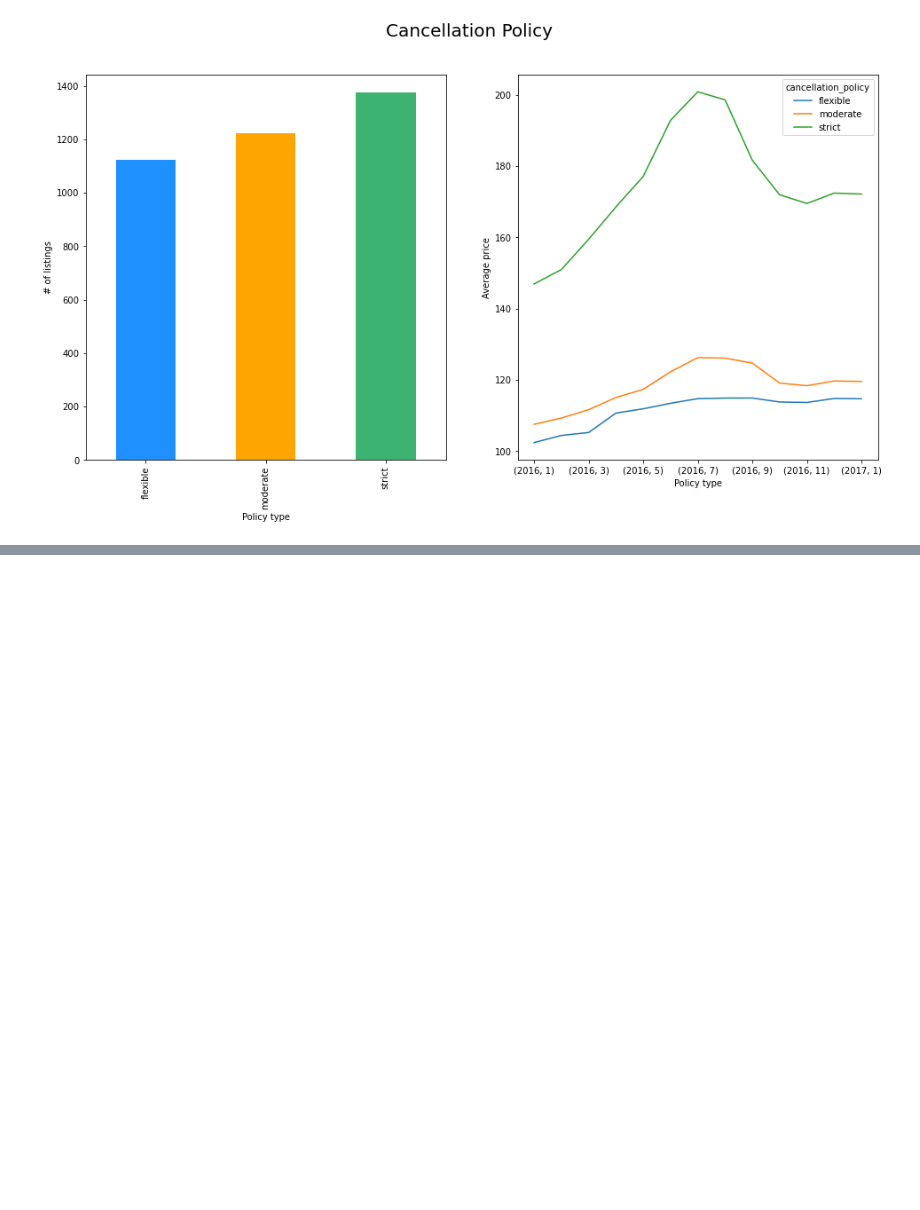
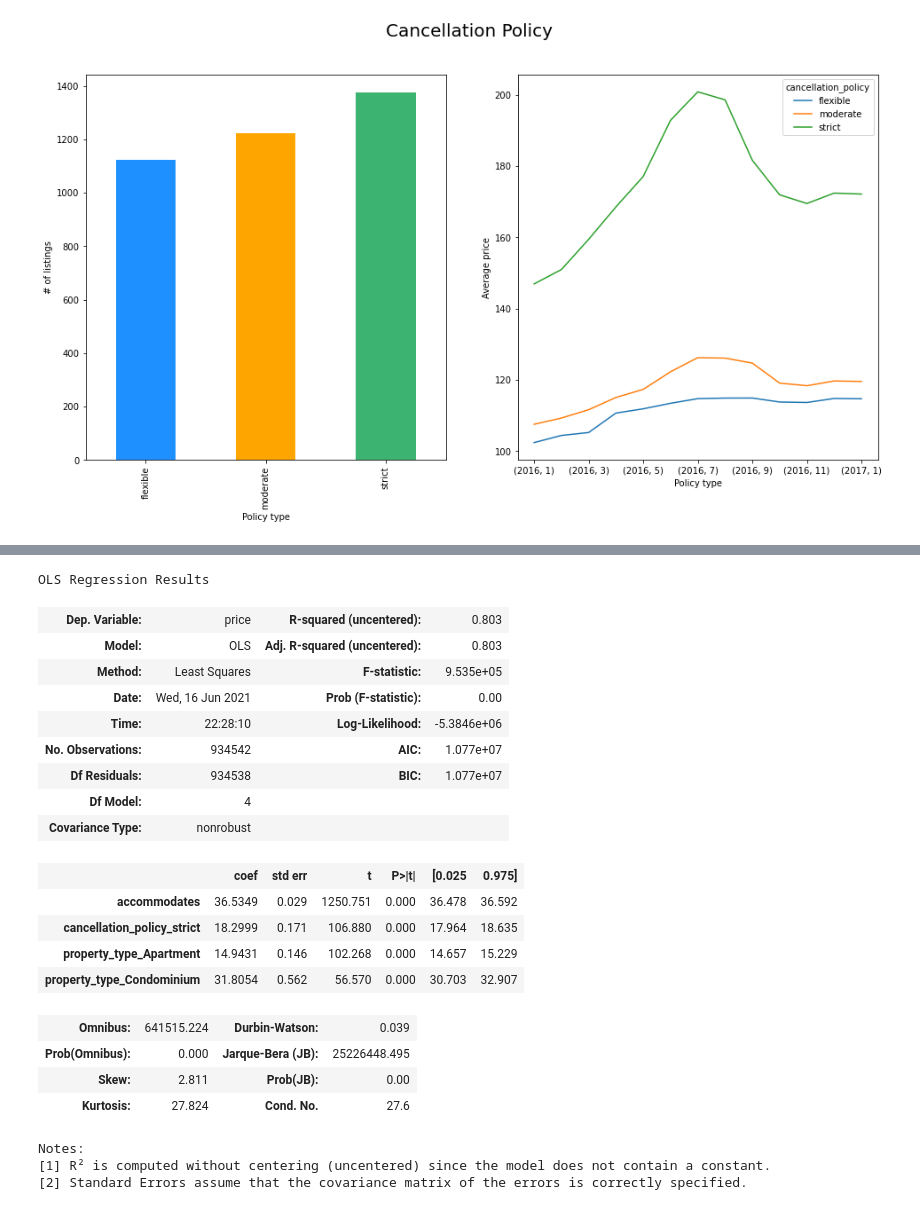
Before and after one commit to kumpirusha/udacity_data_science, a Jupyter notebook: listing_price.ipynb, the cells around one changed output, grey strips where cells are left out. Cells and saved outputs as stored; diff of their text form; code cells hidden in the pictures; blank space fills up the shorter version.

Commit message:
Work at home: - Finalized work on question 1 - effects on listing price

```diff
--- a/listing_price.ipynb
+++ b/listing_price.ipynb
@@ -272,0 +270,16 @@ Now that we have singeled out a few relevant variables we can
+# %%
+# apply a multiple regression model
+dummy_cols = ['available',
+              'host_response_time',
+              'host_is_superhost',
+              'host_has_profile_pic',
+              'host_identity_verified',
+              'property_type',
+              'room_type',
+              'bed_type',
+              'instant_bookable',
+              'cancellation_policy',
+              'require_guest_profile_picture',
+              'require_guest_phone_verification']
+
+value_listings_lr = pd.get_dummies(value_listings_db, columns=dummy_cols)
@@ -272,0 +318,31 @@ Now that we have singeled out a few relevant variables we can
+# %%
+intial_set = [2, 13, 81, 53, 60]
+lr_test_set = value_listings_lr.iloc[:, lambda value_listing_lr: intial_set]
+lr_test_clean = lr_test_set.dropna(axis=0)
+
+model = sm.OLS(lr_test_clean.price, lr_test_clean.drop(axis=1, columns='price'))
+results = model.fit()
+results.summary()
+# %% [output]
+OLS Regression Results
+| Dep. Variable: | price | R-squared (uncentered): | 0.803 |
+| Model: | OLS | Adj. R-squared (uncentered): | 0.803 |
+| Method: | Least Squares | F-statistic: | 9.535e+05 |
+| Date: | Wed, 16 Jun 2021 | Prob (F-statistic): | 0.00 |
+| Time: | 22:28:10 | Log-Likelihood: | -5.3846e+06 |
+| No. Observations: | 934542 | AIC: | 1.077e+07 |
+| Df Residuals: | 934538 | BIC: | 1.077e+07 |
+| Df Model: | 4 |  |  |
+| Covariance Type: | nonrobust |  |  |
+|  | coef | std err | t | P>|t| | [0.025 | 0.975] |
+| accommodates | 36.5349 | 0.029 | 1250.751 | 0.000 | 36.478 | 36.592 |
+| cancellation_policy_strict | 18.2999 | 0.171 | 106.880 | 0.000 | 17.964 | 18.635 |
+| property_type_Apartment | 14.9431 | 0.146 | 102.268 | 0.000 | 14.657 | 15.229 |
+| property_type_Condominium | 31.8054 | 0.562 | 56.570 | 0.000 | 30.703 | 32.907 |
+| Omnibus: | 641515.224 | Durbin-Watson: | 0.039 |
+| Prob(Omnibus): | 0.000 | Jarque-Bera (JB): | 25226448.495 |
+| Skew: | 2.811 | Prob(JB): | 0.00 |
+| Kurtosis: | 27.824 | Cond. No. | 27.6 |
+Notes:
+[1] R² is computed without centering (uncentered) since the model does not contain a constant.
+[2] Standard Errors assume that the covariance matrix of the errors is correctly specified.
```
Also changed, not shown: parts of 10 cells of this notebook.
